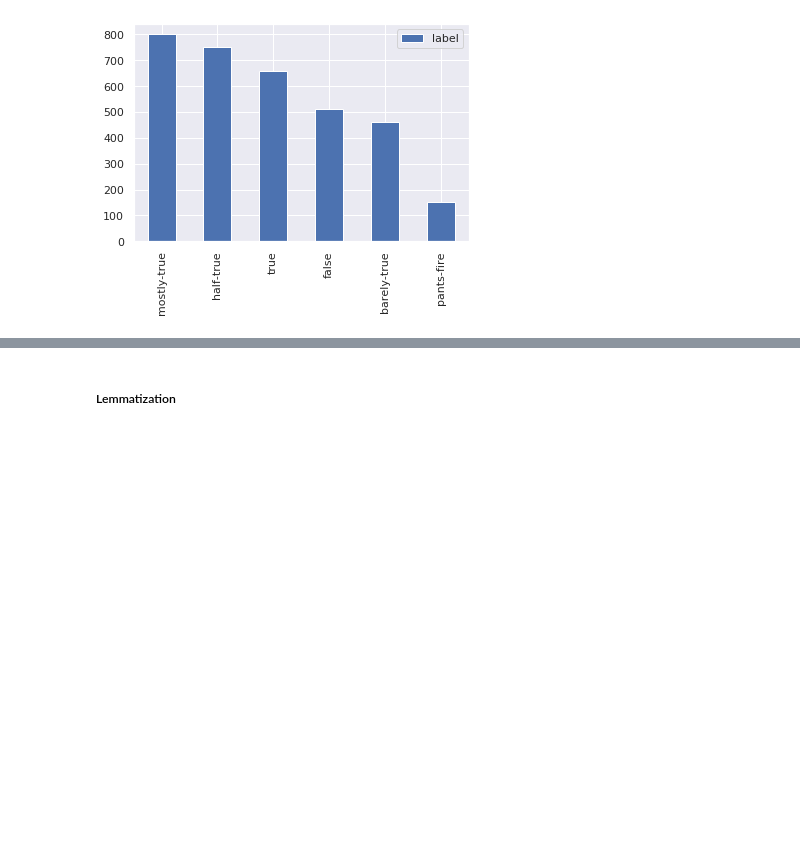
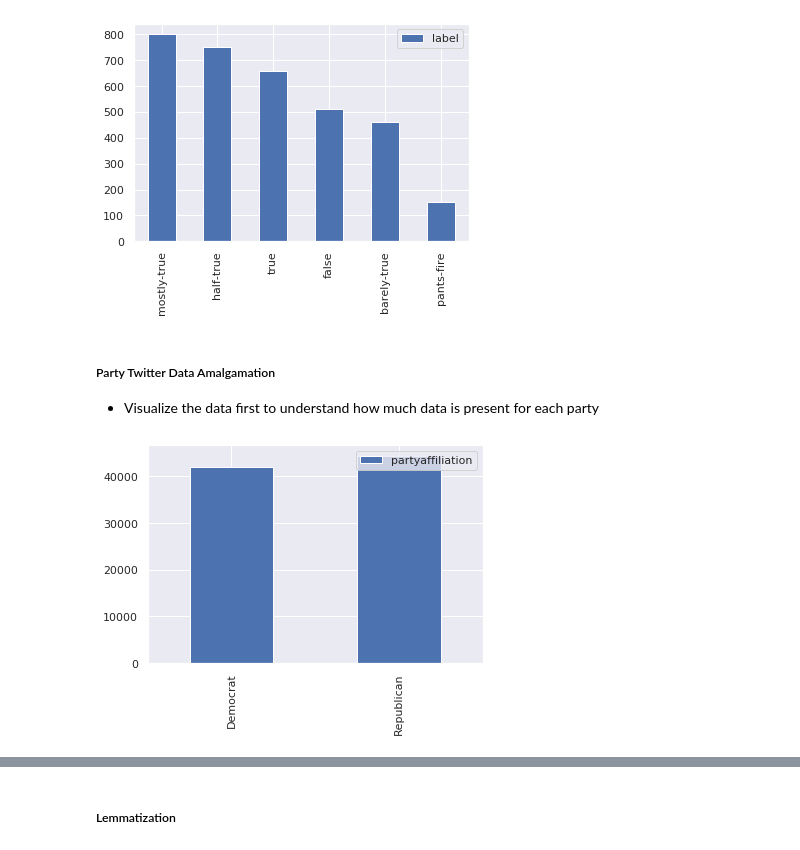
Before and after one commit to jusimon/AlternusVera, a Jupyter notebook: AlternusVera_polical_affiliation_analysis.ipynb, the cells around one changed output, grey strips where cells are left out. Saved outputs shown, nothing was run; the diff lists cells and outputs as text; code cells hidden in the pictures; blank space fills up the shorter version.

```diff
--- a/AlternusVera_polical_affiliation_analysis.ipynb
+++ b/AlternusVera_polical_affiliation_analysis.ipynb
@@ -293,3 +293,12 @@ fig, ax = plt.subplots()
 ax1 = dfs[dfs['mask']==True]['label'].value_counts().plot(kind='bar', ax=ax, legend=True)
 # %% [output]
 [figure]
+# %% [markdown]
+##### Party Twitter Data Amalgamation
+  - Visualize the data first to understand how much data is present for each party
+# %%
+partyTweets = ret_dfs['PartyTweets']
+fig, ax = plt.subplots()
+ax1 = partyTweets['partyaffiliation'].value_counts().sort_index(ascending=True).head(10264).plot(kind='bar', ax=ax, legend=True)
+# %% [output]
+[figure, added]
```
Also changed, not shown: parts of 7 cells of this notebook.
